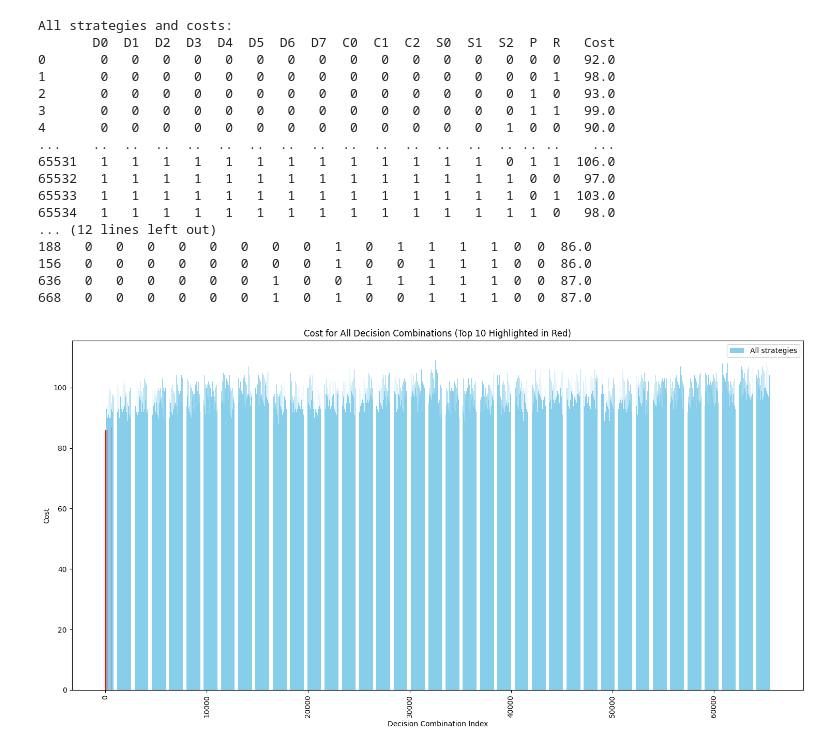
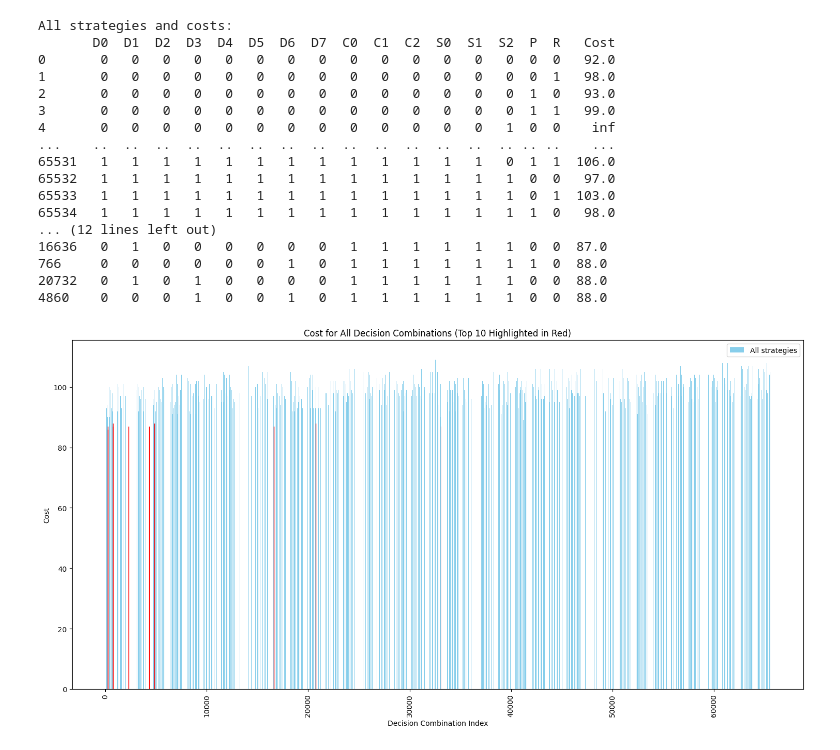
Before and after one commit to cr9294/2024_C, a Jupyter notebook: 代码3/3.1.ipynb, the cells around one changed output. Drawn from its saved outputs; the diff is of its cells as text; code cells hidden in the pictures.

```diff
--- a/代码3/3.1.ipynb
+++ b/代码3/3.1.ipynb
@@ -17,8 +17,8 @@ params = {
     's': 200,  # 市场售价
     'l': 40,  # 调换损失
     'ar': 6,  # 半成品拆解费用
-    'r': 10,    # 拆解费用
-    'rp': 6   # 正品检测费用 #P
+    'r': 10,  # 拆解费用
+    'rp': 6  # 正品检测费用 #P
 }
 
 # 决策变量
@@ -32,6 +32,8 @@ def calculate_cost(D, C, S, R, R_prime, params):
     # 半成品成本，包含装配成本和拆解成本
     cost_subassemblies = 0
     for j in range(params['n']):
+        if C[j] == 0 and S[j] == 1:  # 如果没有检测却进行拆解，成本设置为无穷大
+            return float('inf')
         if S[j] == 1:  # 如果半成品被拆解
             cost_subassemblies += params['ar']  # 加入拆解费用
         else:
@@ -65,7 +67,7 @@ for combo in decision_combinations:
     costs.append((combo, cost))
 
 # 将组合和成本转换为DataFrame
-columns = [f'D{i}' for i in range(params['m'])] + [f'C{j}' for j in range(params['n'])] + [f'S{j}' for j in range(params['n'])] + ['P','R']
+columns = [f'D{i}' for i in range(params['m'])] + [f'C{j}' for j in range(params['n'])] + [f'S{j}' for j in range(params['n'])] + ['P', 'R']
 df = pd.DataFrame([combo for combo, cost in costs], columns=columns)
 df['Cost'] = [cost for combo, cost in costs]
 
@@ -91,37 +93,38 @@ top_10_indices = top_10_strategies.index
 
 # 条形图：显示所有策略
 barlist = plt.bar(all_indices, df['Cost'], color='skyblue', label='All strategies')
 
 # 突出前10策略，标记为红色
 for i in top_10_indices:
     barlist[i].set_color('red')
 
 # 设置标签和标题
 plt.xlabel('Decision Combination Index')
 plt.ylabel('Cost')
 plt.title('Cost for All Decision Combinations (Top 10 Highlighted in Red)')
 plt.xticks(rotation=90)
-plt.legend()
+plt.legend(loc='upper right')  # 使用指定位置的图例，而不是 "best"
+plt.tight_layout()
 
 # 展示图形
 plt.tight_layout()
 plt.show()
 # %% [output]
 All strategies and costs:
        D0  D1  D2  D3  D4  D5  D6  D7  C0  C1  C2  S0  S1  S2  P  R   Cost
 0       0   0   0   0   0   0   0   0   0   0   0   0   0   0  0  0   92.0
 1       0   0   0   0   0   0   0   0   0   0   0   0   0   0  0  1   98.0
 2       0   0   0   0   0   0   0   0   0   0   0   0   0   0  1  0   93.0
 3       0   0   0   0   0   0   0   0   0   0   0   0   0   0  1  1   99.0
-4       0   0   0   0   0   0   0   0   0   0   0   0   0   1  0  0   90.0
+4       0   0   0   0   0   0   0   0   0   0   0   0   0   1  0  0    inf
 ...    ..  ..  ..  ..  ..  ..  ..  ..  ..  ..  ..  ..  ..  .. .. ..    ...
 65531   1   1   1   1   1   1   1   1   1   1   1   1   1   0  1  1  106.0
 65532   1   1   1   1   1   1   1   1   1   1   1   1   1   1  0  0   97.0
 65533   1   1   1   1   1   1   1   1   1   1   1   1   1   1  0  1  103.0
 65534   1   1   1   1   1   1   1   1   1   1   1   1   1   1  1  0   98.0
 ... (12 lines left out)
-188   0   0   0   0   0   0   0   0   1   0   1   1   1   1  0  0  86.0
-156   0   0   0   0   0   0   0   0   1   0   0   1   1   1  0  0  86.0
-636   0   0   0   0   0   0   1   0   0   1   1   1   1   1  0  0  87.0
-668   0   0   0   0   0   0   1   0   1   0   0   1   1   1  0  0  87.0
+16636   0   1   0   0   0   0   0   0   1   1   1   1   1   1  0  0  87.0
+766     0   0   0   0   0   0   1   0   1   1   1   1   1   1  1  0  88.0
+20732   0   1   0   1   0   0   0   0   1   1   1   1   1   1  0  0  88.0
+4860    0   0   0   1   0   0   1   0   1   1   1   1   1   1  0  0  88.0
-[figure, old version]
+[figure, new version]
```
Also changed, not shown: 9 other files.
